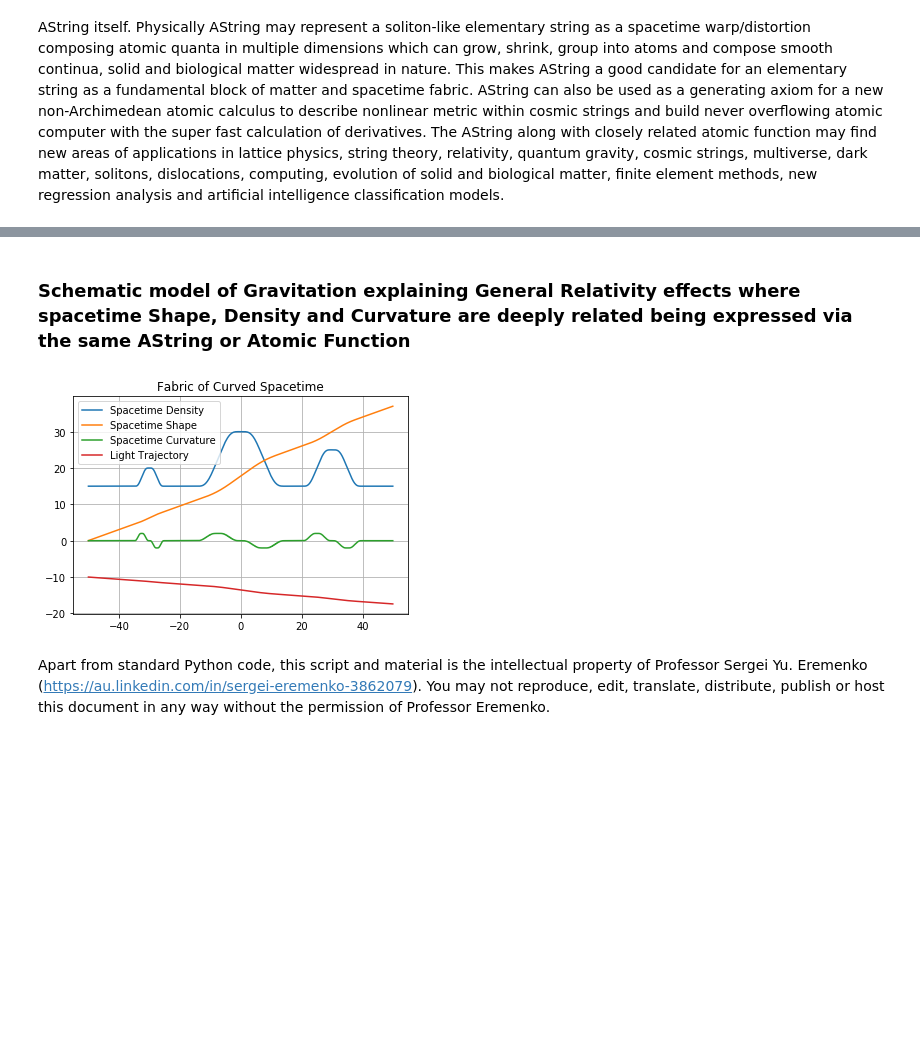
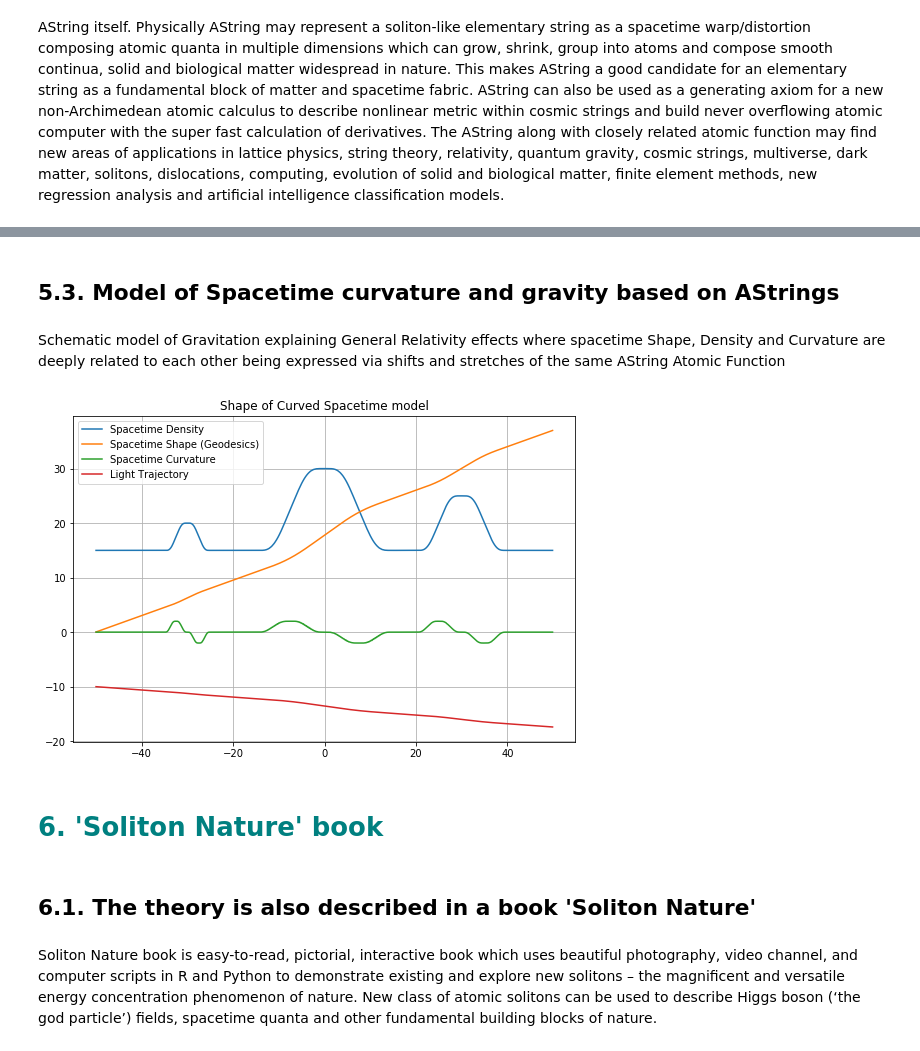
Before and after one commit to SolitonScientific/AtomicString, a Jupyter notebook: AtomicString1.ipynb, the cells around one changed output, grey strips where cells are left out. Cells and saved outputs as stored; diff of their text form; code cells hidden in the pictures; blank space fills up the shorter version.

```diff
--- a/AtomicString1.ipynb
+++ b/AtomicString1.ipynb
@@ -8,0 +25,4 @@ Atomic String is introduced by the author, Professor Sergei Yu. Eremenko (https:
+# %%
+import numpy as np
+import pylab as pl
+pl.rcParams["figure.figsize"] = 9,6
@@ -73,32 +327,0 @@ pl.show()
-# %%
-############### Atomic String #############
-def AString1(x: float) -> float:
-    res = 1 * (upulse(x/2.0 - 0.5) - 0.5)
-    return res
-
-############### Atomic String Pulse with width, shift and scale #############
-def AStringPulse(t: float, a = 1., b = 0., c = 1., d = 0.) -> float:
-    x = (t - b)/a
-    if (x < -1):
-        res = -0.5
-    elif (x > 1):
-        res = 0.5
-    else:
-        res = AString1(x)
-    res = d + res * c
-    return res
-
-###### Atomic String Applied to list with width, shift and scale #############
-def AString(x: list, a = 1., b = 0., c = 1., d = 0.) -> list:
-    res: list = []
-    for i in range(len(x)):
-        res.append(AStringPulse(x[i], a, b, c, d))
-        #res[i] = AStringPulse(x[i], a, b, c)
-    return res
-
-###### Summation of two lists #############
-def Sum(x1: list, x2: list) -> list:
-    res: list = []
-    for i in range(len(x1)):
-       res.append(x1[i] + x2[i])
-    return res
@@ -221,27 +349,33 @@ pl.show()
+# %% [markdown]
+## 5.3. Model of Spacetime curvature and gravity based on AStrings
 # %% [markdown]
-### Schematic model of Gravitation explaining General Relativity effects where spacetime Shape, Density and Curvature are deeply related being expressed via the same AString or Atomic Function
+Schematic model of Gravitation explaining General Relativity effects where spacetime Shape, Density and Curvature are deeply related to each other being expressed via shifts and stretches of the same AString Atomic Function
 # %%
 x = np.arange(-50.0, 50.0, 0.1)
 dx = x[1] - x[0]
 
 CS6 = Sum(up(x, 5, -30, 5, 5), up(x, 15, 0, 15, 5))
 CS6 = Sum(CS6, up(x, 10, +30, 10, 5))
 pl.plot(x, CS6,  label='Spacetime Density')
 
 IntC6 = np.cumsum(CS6)*dx/50
-pl.plot(x, IntC6, label='Spacetime Shape')
+pl.plot(x, IntC6, label='Spacetime Shape (Geodesics)')
 
 DerC6 = np.gradient(CS6, dx)
 pl.plot(x, DerC6, label='Spacetime Curvature')
 
 LightTrajectory = -10 -IntC6/5
 pl.plot(x, LightTrajectory, label='Light Trajectory')
 
-pl.title('Fabric of Curved Spacetime')
+pl.title('Shape of Curved Spacetime model')
 pl.legend(loc='best', numpoints=1)
 pl.grid(True)
 pl.show()
 # %% [output]
-[figure, old version]
+[figure, new version]
-# %% [markdown]
-Apart from standard Python code, this script and material is the intellectual property of Professor Sergei Yu. Eremenko (https://au.linkedin.com/in/sergei-eremenko-3862079). You may not reproduce, edit, translate, distribute, publish or host this document in any way without the permission of Professor Eremenko.
+# %% [markdown]
+# <font color=teal>6. 'Soliton Nature' book</font>
+# %% [markdown]
+## 6.1. The theory is also described in a book 'Soliton Nature'
+# %% [markdown]
+Soliton Nature book is easy-to-read, pictorial, interactive book which uses beautiful photography, video channel, and computer scripts in R and Python to demonstrate existing and explore new solitons – the magnificent and versatile energy concentration phenomenon of nature.  New class of atomic solitons can be used to describe Higgs boson (‘the god particle’) fields, spacetime quanta and other fundamental building blocks of nature.
```
Also changed, not shown: parts of 101 cells of this notebook, 21 other files.
